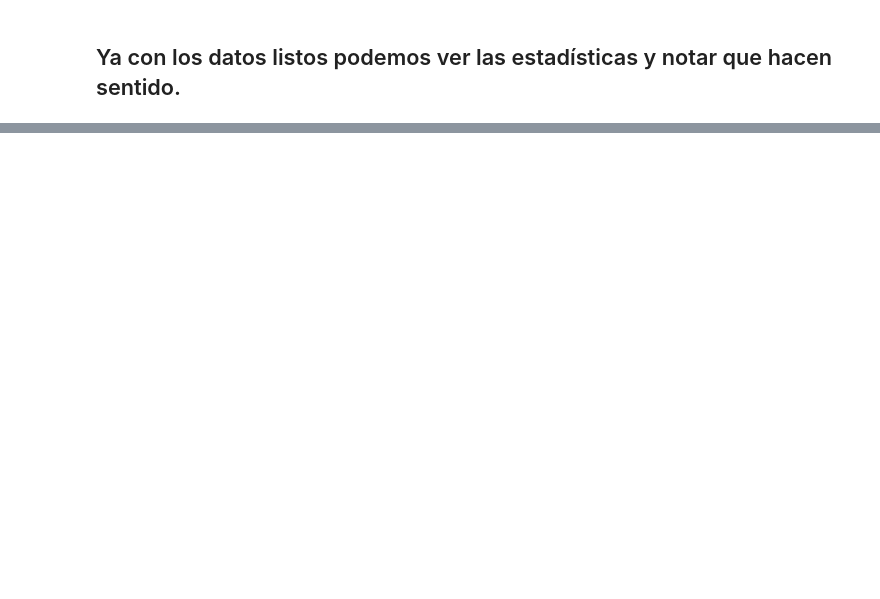
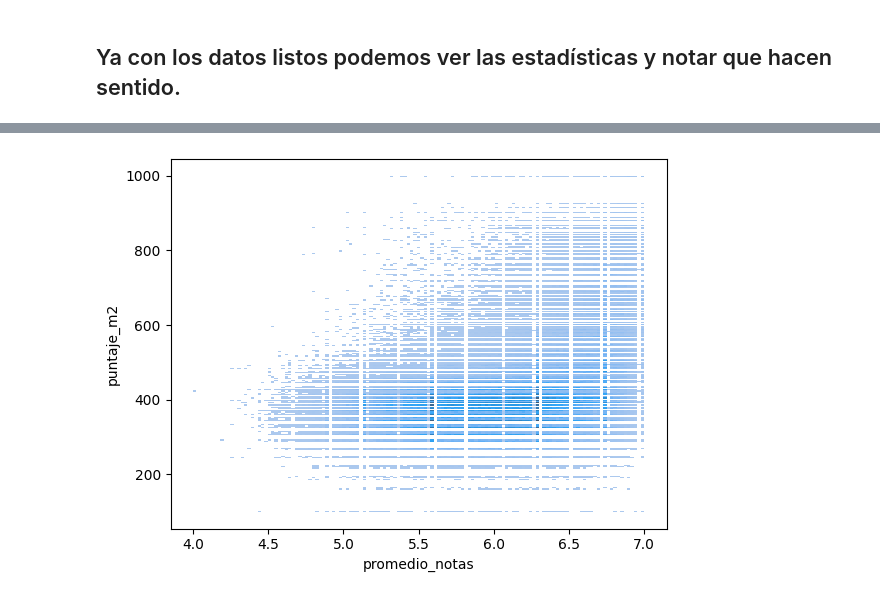
Before and after one commit to BenjaCidR/Proyecto-DEMRE, a Jupyter notebook: notebooks/proyecto.ipynb, the cells around one changed output, grey strips where cells are left out. Drawn from its saved outputs; the diff is of its cells as text; code cells hidden in the pictures; blank space fills up the shorter version.

```diff
--- a/notebooks/proyecto.ipynb
+++ b/notebooks/proyecto.ipynb
@@ -263,0 +282,5 @@ df_final
+# %%
+sns.histplot(data=df_final, x='promedio_notas', y='puntaje_m2')
+plt.show()
+# %% [output]
+[figure, added]
```
Also changed, not shown: parts of 10 cells of this notebook.
